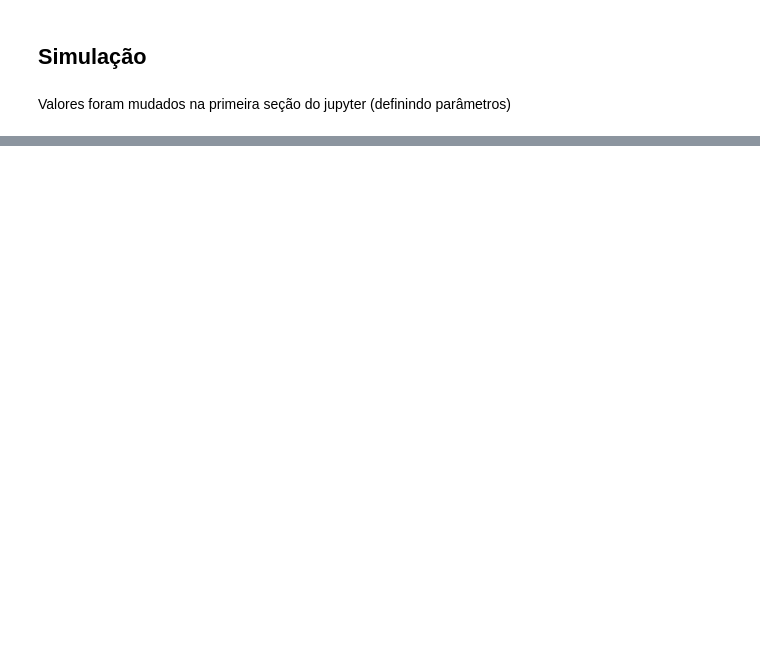
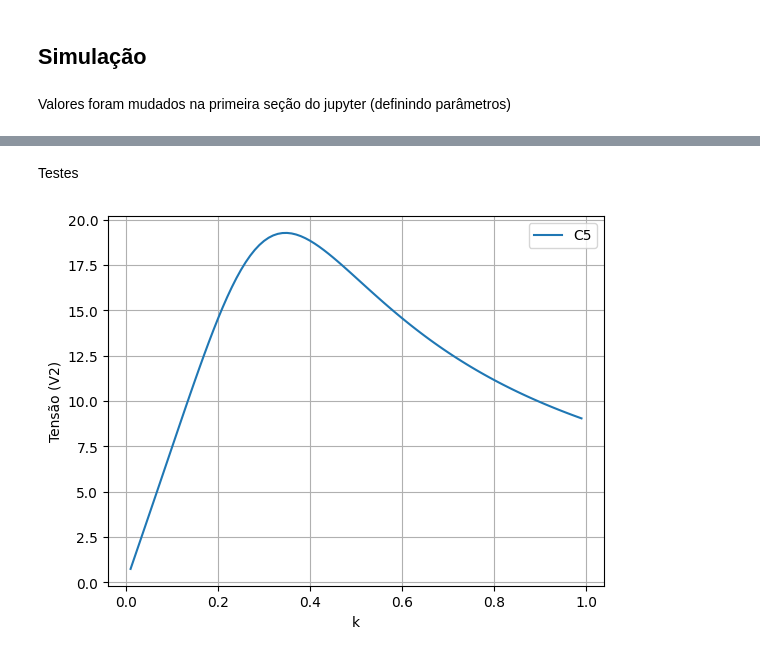
Before and after one commit to lnasser11/ProjetoEletroMag, a Jupyter notebook: ProjetoEletromag.ipynb, the cells around one changed output, grey strips where cells are left out. Saved outputs shown, nothing was run; the diff lists cells and outputs as text; code cells hidden in the pictures; blank space fills up the shorter version.

```diff
--- a/ProjetoEletromag.ipynb
+++ b/ProjetoEletromag.ipynb
@@ -209,0 +246,25 @@ abs(V2)
+# %% [markdown]
+Testes
+# %%
+# freq fixa com K variando
+freq = 13700
+C = 4.7*10**-6
+
+k_list = np.arange(0.01, 1, 0.01)
+V2_list = []
+
+for k in k_list:
+    M = k * sqrt(L**2)
+    XM = 1j * w * M
+    i1, i2 = CalculaLeonardo(Uf, Rc)
+    V2 = ((Rc*XC)/(Rc+XC))*i2
+    V2_list.append(abs(V2))
+
+plt.plot(k_list, V2_list, label="C" + str(n))
+plt.xlabel("k")
+plt.ylabel("Tensão (V2)")
+plt.legend()
+plt.grid()
+plt.show()
+# %% [output]
+[figure, added]
```
Also changed, not shown: parts of 8 cells of this notebook, 1 other file.
